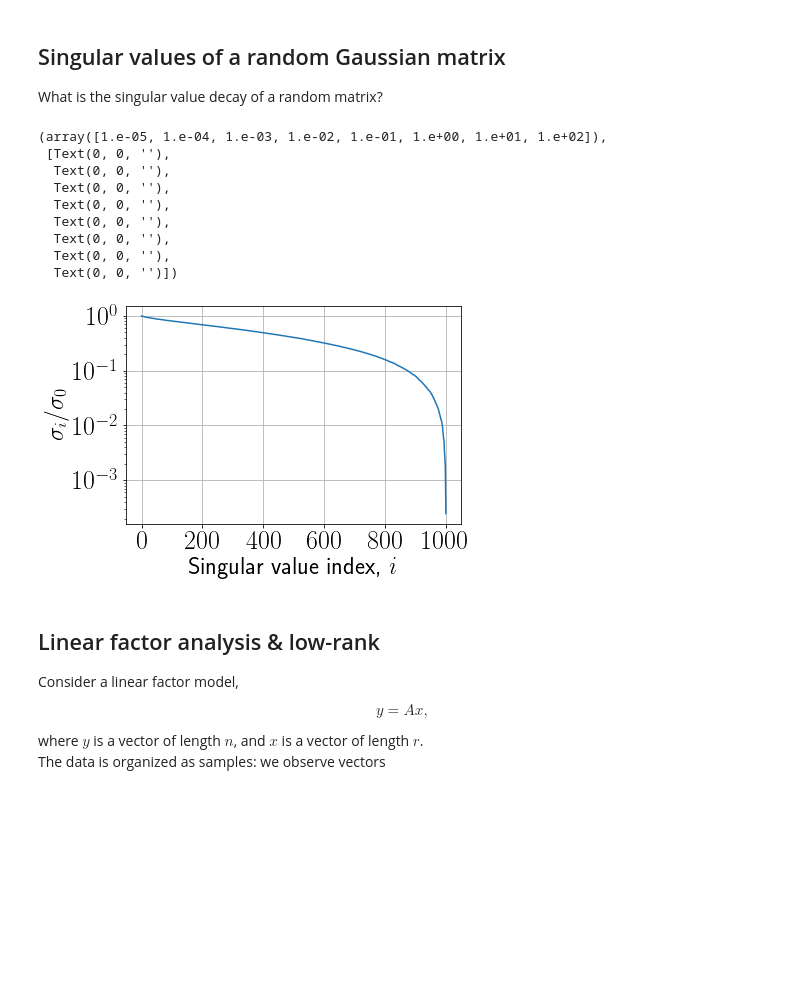
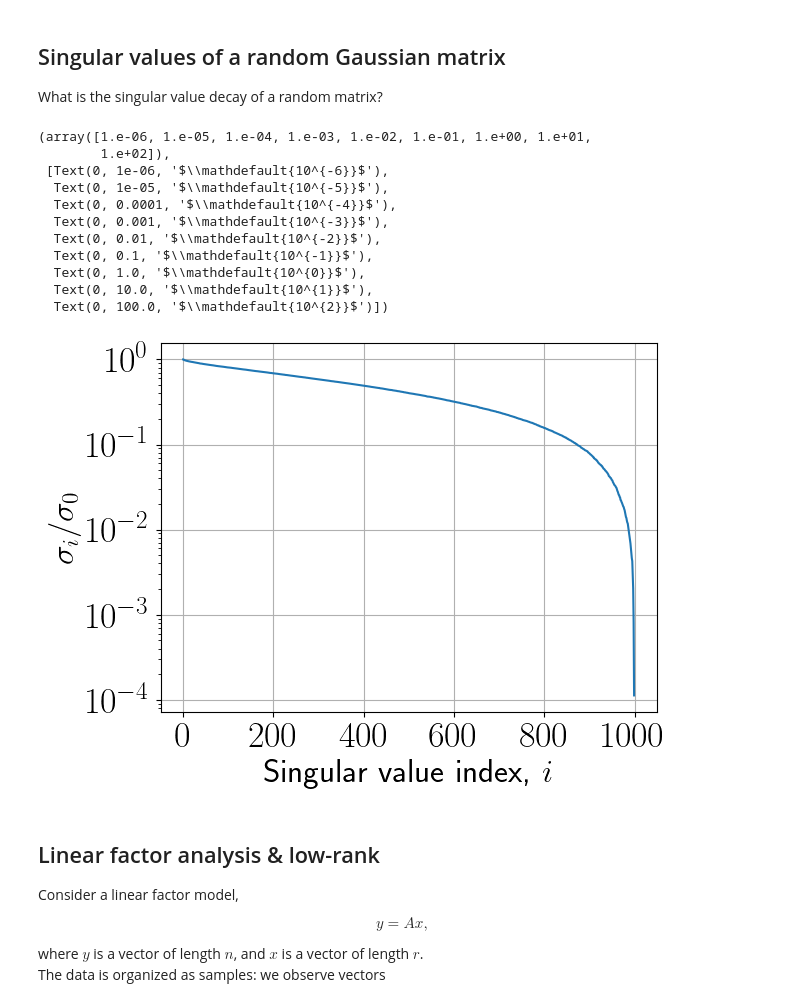
Before and after one commit to oseledets/nla2022, a Jupyter notebook: lectures/lecture-5/lecture-5.ipynb, the cells around one changed output. Drawn from its saved outputs; the diff is of its cells as text; code cells hidden in the pictures; blank space fills up the shorter version.

```diff
--- a/lectures/lecture-5/lecture-5.ipynb
+++ b/lectures/lecture-5/lecture-5.ipynb
@@ -425,26 +448,28 @@ What is the singular value decay of a random matrix?
 # %%
 import numpy as np
 import matplotlib.pyplot as plt
 n = 1000
-a = jax.random.normal(jax.random.PRNGKey(0), (n, n))
+a = jax.random.normal(jax.random.PRNGKey(244747), (n, n))
 u, s, v = jnp.linalg.svd(a)
 plt.semilogy(s/s[0])
 plt.ylabel(r"$\sigma_i / \sigma_0$", fontsize=24)
 plt.xlabel(r"Singular value index, $i$", fontsize=24)
 plt.grid(True)
 plt.xticks(fontsize=26)
 plt.yticks(fontsize=26)
 # %% [output]
-(array([1.e-05, 1.e-04, 1.e-03, 1.e-02, 1.e-01, 1.e+00, 1.e+01, 1.e+02]),
- [Text(0, 0, ''),
-  Text(0, 0, ''),
-  Text(0, 0, ''),
-  Text(0, 0, ''),
-  Text(0, 0, ''),
-  Text(0, 0, ''),
-  Text(0, 0, ''),
-  Text(0, 0, '')])
+(array([1.e-06, 1.e-05, 1.e-04, 1.e-03, 1.e-02, 1.e-01, 1.e+00, 1.e+01,
+        1.e+02]),
+ [Text(0, 1e-06, '$\\mathdefault{10^{-6}}$'),
+  Text(0, 1e-05, '$\\mathdefault{10^{-5}}$'),
+  Text(0, 0.0001, '$\\mathdefault{10^{-4}}$'),
+  Text(0, 0.001, '$\\mathdefault{10^{-3}}$'),
+  Text(0, 0.01, '$\\mathdefault{10^{-2}}$'),
+  Text(0, 0.1, '$\\mathdefault{10^{-1}}$'),
+  Text(0, 1.0, '$\\mathdefault{10^{0}}$'),
+  Text(0, 10.0, '$\\mathdefault{10^{1}}$'),
+  Text(0, 100.0, '$\\mathdefault{10^{2}}$')])
-[figure, old version]
+[figure, new version]
 # %% [markdown]
 ## Linear factor analysis & low-rank
 Consider a linear factor model,
```
Also changed, not shown: parts of 8 cells of this notebook.
